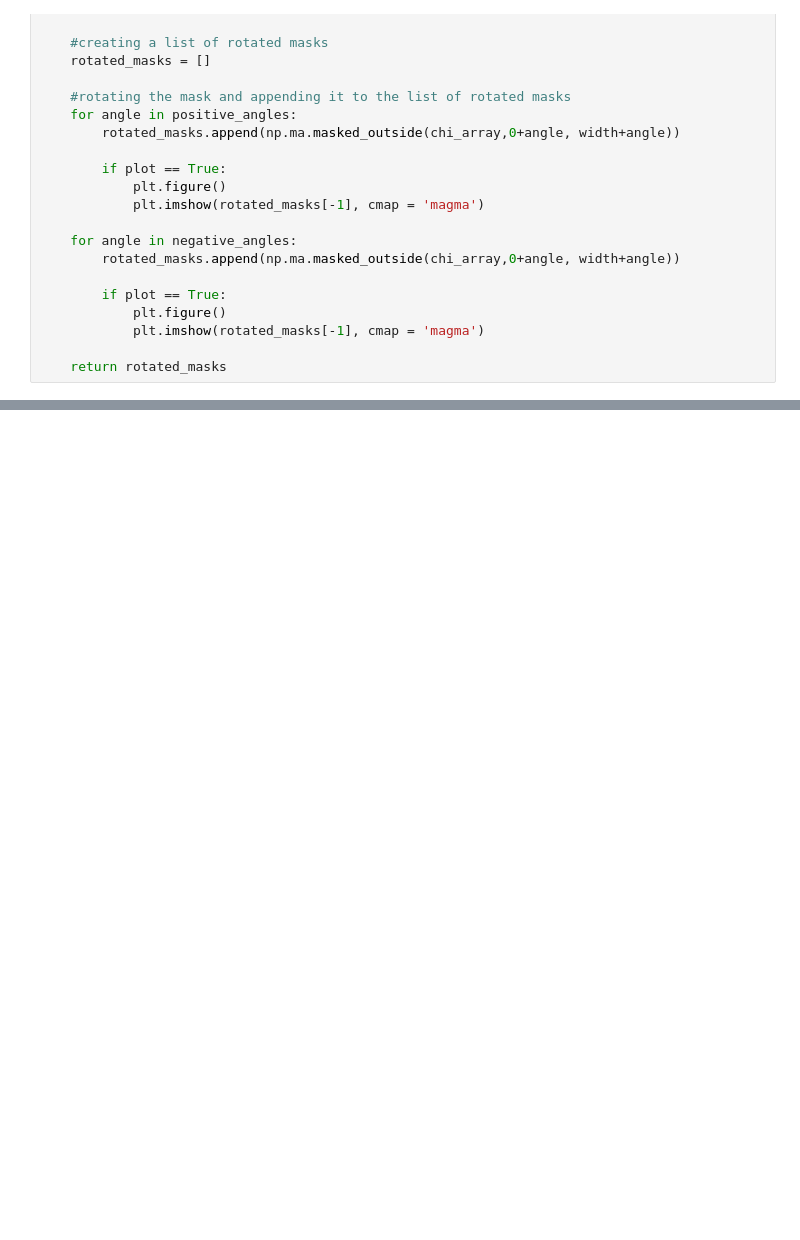
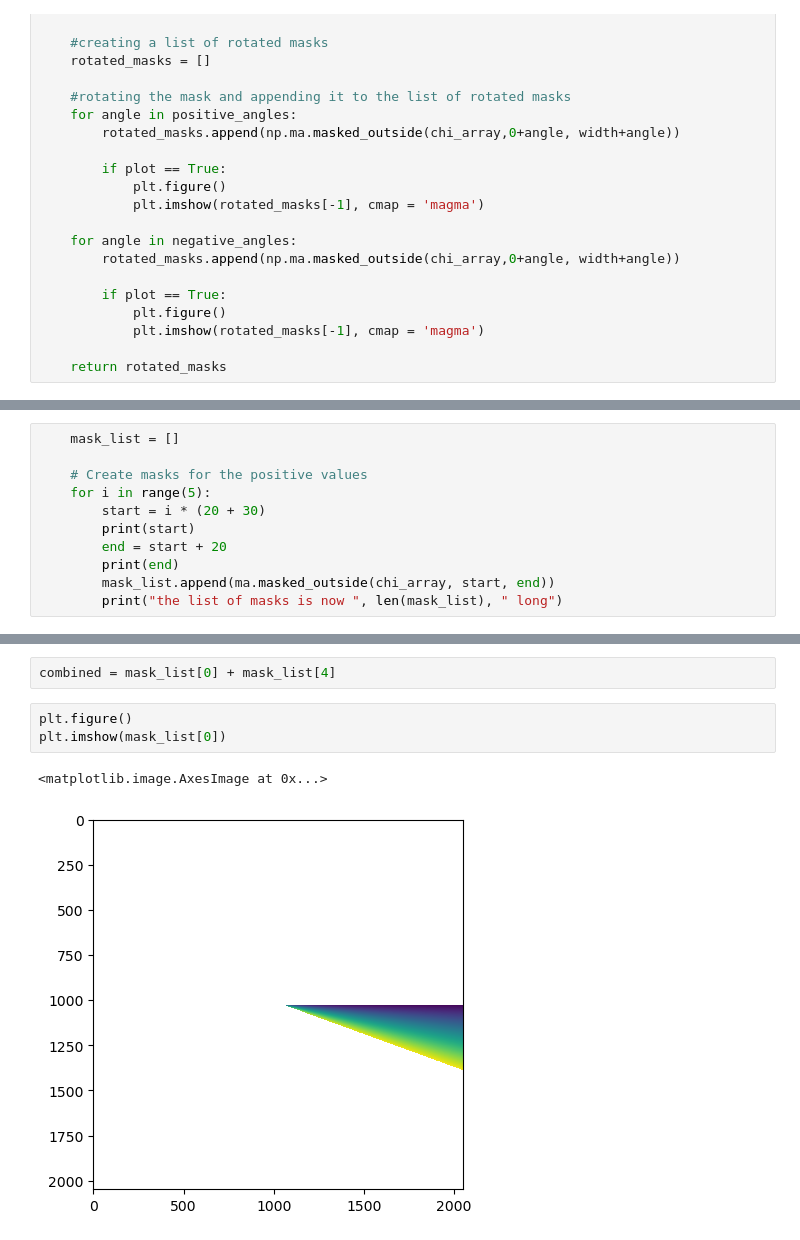
Before and after one commit to dnalverson/SimDAT2D, a Jupyter notebook: SimDAT2D/notebooks/slice_mask.ipynb, the cells around one changed output, grey strips where cells are left out. Drawn from its saved outputs; the diff is of its cells as text; blank space fills up the shorter version.

```diff
--- a/SimDAT2D/notebooks/slice_mask.ipynb
+++ b/SimDAT2D/notebooks/slice_mask.ipynb
@@ -124,0 +185,11 @@ len(rotated_masks)
+# %%
+    mask_list = []
+
+    # Create masks for the positive values
+    for i in range(5):
+        start = i * (20 + 30)
+        print(start)
+        end = start + 20
+        print(end)
+        mask_list.append(ma.masked_outside(chi_array, start, end))
+        print("the list of masks is now ", len(mask_list), " long")
@@ -124,0 +212,8 @@ len(rotated_masks)
+# %%
+combined = mask_list[0] + mask_list[4]
+# %%
+plt.figure()
+plt.imshow(mask_list[0])
+# %% [output]
+<matplotlib.image.AxesImage at 0x...>
+[figure, added]
```
Also changed, not shown: parts of 14 cells of this notebook.
